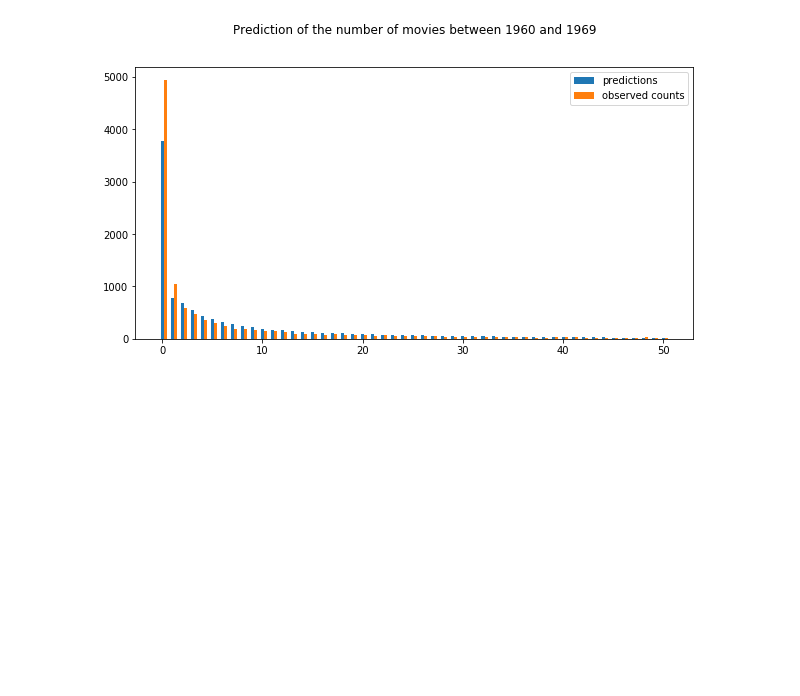
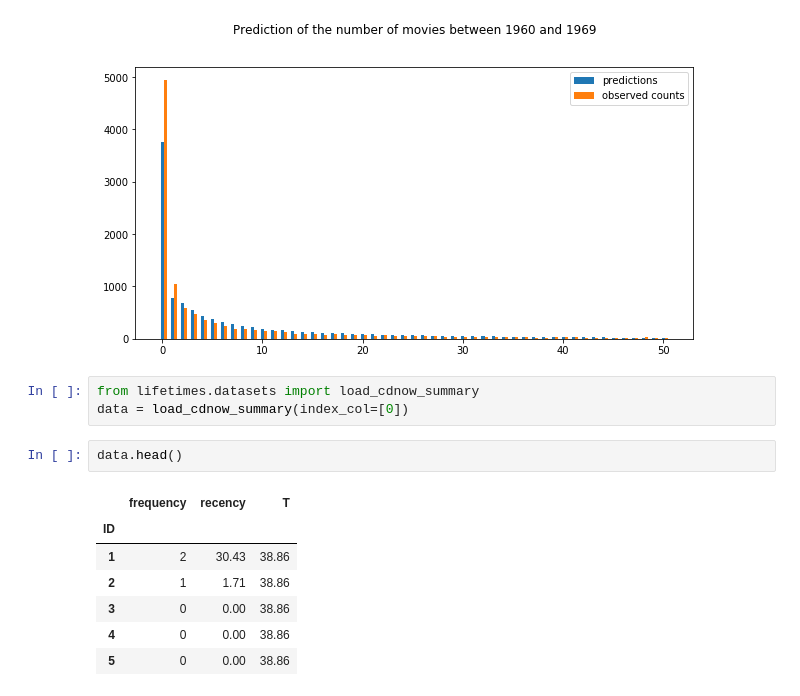
Before and after one commit to MaximeKan/Statistical-Modeling, a Jupyter notebook: Actors_movie_counts.ipynb, the cells around one changed output. Saved outputs shown, nothing was run; the diff lists cells and outputs as text; blank space fills up the shorter version.

```diff
--- a/Actors_movie_counts.ipynb
+++ b/Actors_movie_counts.ipynb
@@ -365,3 +366,16 @@ ax.legend(loc = "upper right")
 # %% [output]
 <matplotlib.legend.Legend at 0x...>
 [figure]
+# %%
+from lifetimes.datasets import load_cdnow_summary
+data = load_cdnow_summary(index_col=[0])
+# %%
+data.head()
+# %% [output]
+|  | frequency | recency | T |
+| ID |  |  |  |
+| 1 | 2 | 30.43 | 38.86 |
+| 2 | 1 | 1.71 | 38.86 |
+| 3 | 0 | 0.00 | 38.86 |
+| 4 | 0 | 0.00 | 38.86 |
+| 5 | 0 | 0.00 | 38.86 |
```
Also changed, not shown: parts of 11 cells of this notebook.
